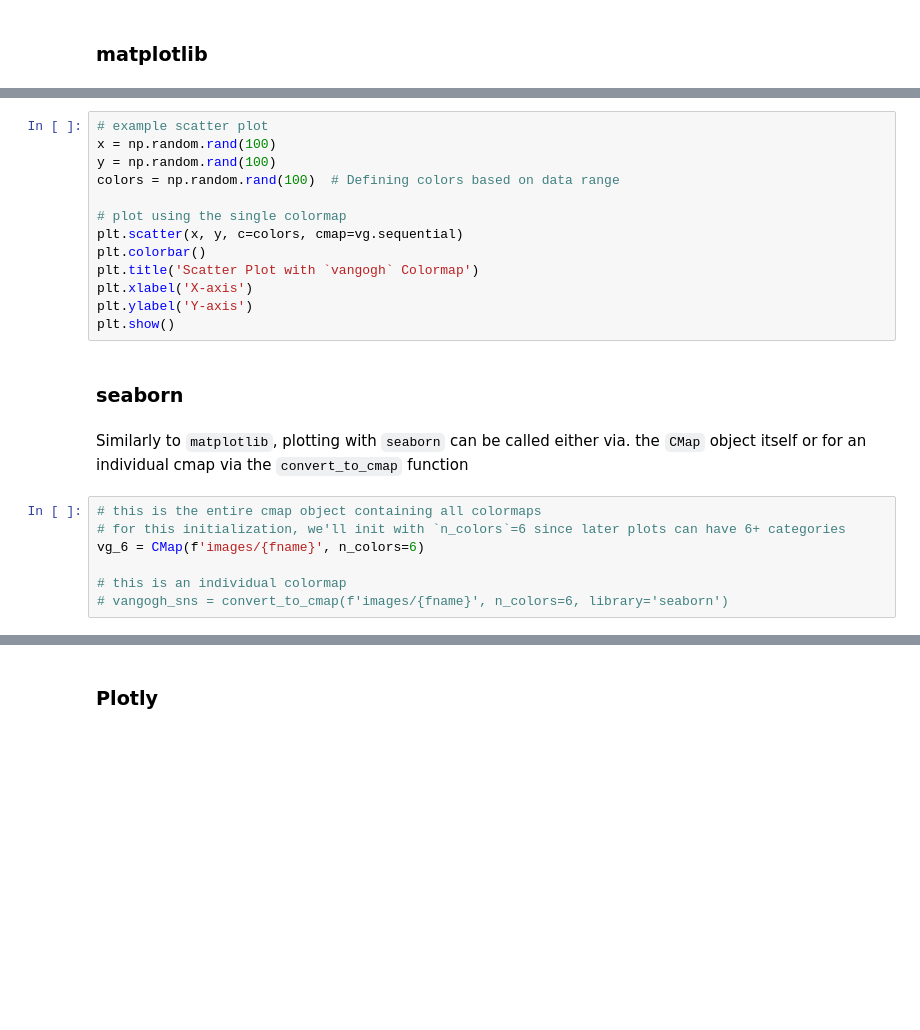
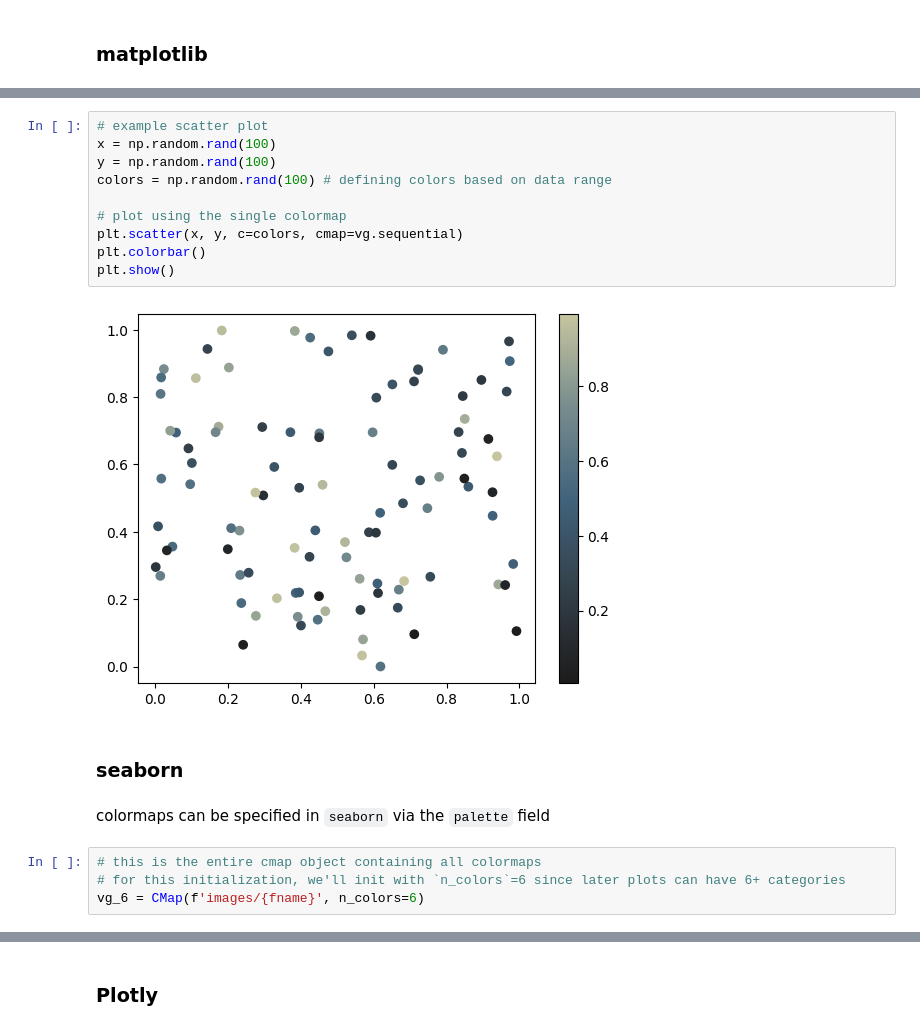
Before and after one commit to sansona/palettecleanse, a Jupyter notebook: usage.ipynb, the cells around one changed output, grey strips where cells are left out. Cells and saved outputs as stored; diff of their text form; blank space fills up the shorter version.

```diff
--- a/usage.ipynb
+++ b/usage.ipynb
@@ -63,27 +66,23 @@ plt.show()
 # %%
 # example scatter plot
 x = np.random.rand(100)
 y = np.random.rand(100)
-colors = np.random.rand(100)  # Defining colors based on data range
+colors = np.random.rand(100) # defining colors based on data range
 
 # plot using the single colormap
 plt.scatter(x, y, c=colors, cmap=vg.sequential)
 plt.colorbar()
-plt.title('Scatter Plot with `vangogh` Colormap')
-plt.xlabel('X-axis')
-plt.ylabel('Y-axis')
 plt.show()
+# %% [output]
+[figure, added]
 # %% [markdown]
 ### seaborn
-# %% [markdown]
-Similarly to `matplotlib`, plotting with `seaborn` can be called either via. the `CMap` object itself or for an individual cmap via the `convert_to_cmap` function
+# %% [markdown]
+colormaps can be specified in `seaborn` via the `palette` field
 # %%
 # this is the entire cmap object containing all colormaps
 # for this initialization, we'll init with `n_colors`=6 since later plots can have 6+ categories
 vg_6 = CMap(f'images/{fname}', n_colors=6)
-
-# this is an individual colormap
-# vangogh_sns = convert_to_cmap(f'images/{fname}', n_colors=6, library='seaborn')
 # %%
 tips = sns.load_dataset('tips')
 sns.scatterplot(data=tips, x="total_bill", y="tip", hue='size', size='size', palette=vg_6.sequential)
```
Also changed, not shown: parts of 20 cells of this notebook, 9 other files.
